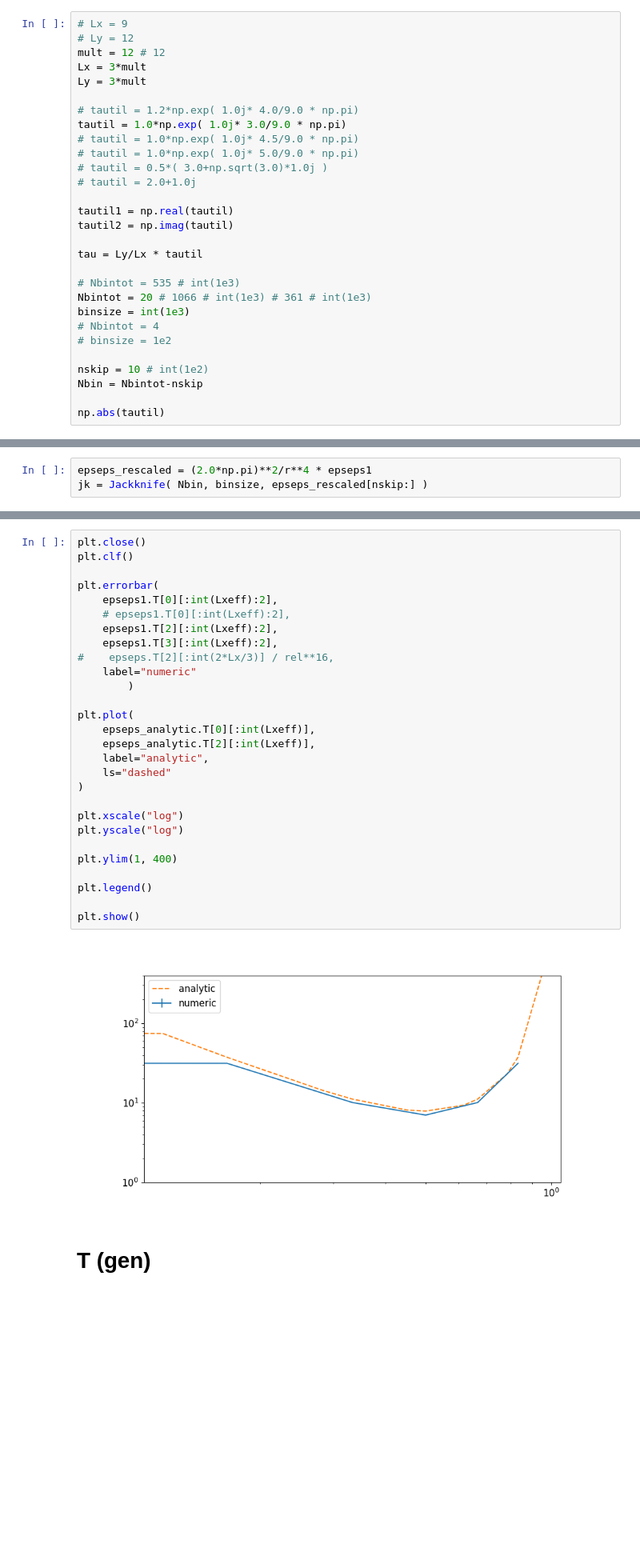
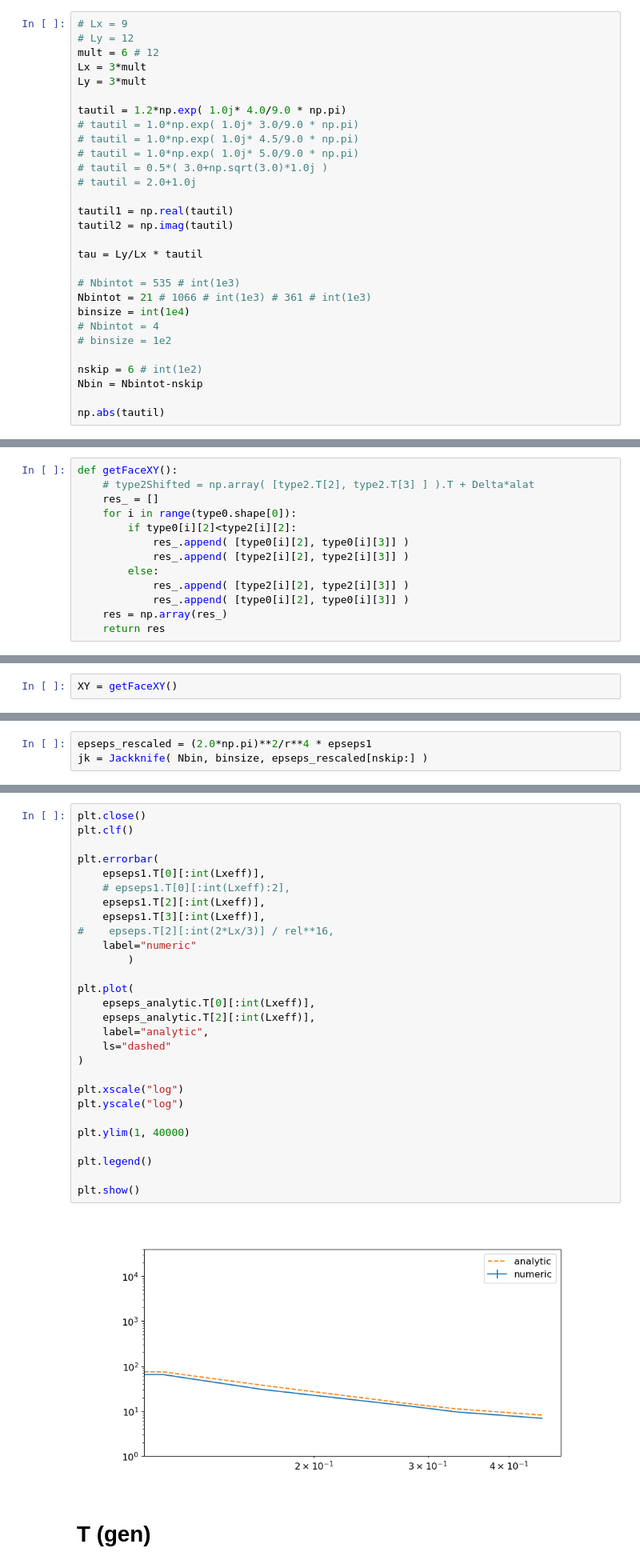
Before and after one commit to nobuyukimatsumoto68/git_tri, a Jupyter notebook: analysis_v2.ipynb, the cells around one changed output, grey strips where cells are left out. Shown at 80% size. Cells and saved outputs as stored; diff of their text form; blank space fills up the shorter version.

```diff
--- a/analysis_v2.ipynb
+++ b/analysis_v2.ipynb
@@ -579,12 +579,12 @@ def Tss_analytic(w0, w1, w2):
 # %%
 # Lx = 9
 # Ly = 12
-mult = 12 # 12
+mult = 6 # 12
 Lx = 3*mult
 Ly = 3*mult
 
-# tautil = 1.2*np.exp( 1.0j* 4.0/9.0 * np.pi)
-tautil = 1.0*np.exp( 1.0j* 3.0/9.0 * np.pi)
+tautil = 1.2*np.exp( 1.0j* 4.0/9.0 * np.pi)
+# tautil = 1.0*np.exp( 1.0j* 3.0/9.0 * np.pi)
 # tautil = 1.0*np.exp( 1.0j* 4.5/9.0 * np.pi)
 # tautil = 1.0*np.exp( 1.0j* 5.0/9.0 * np.pi)
 # tautil = 0.5*( 3.0+np.sqrt(3.0)*1.0j )
@@ -596,12 +596,12 @@ tautil2 = np.imag(tautil)
 tau = Ly/Lx * tautil
 
 # Nbintot = 535 # int(1e3)
-Nbintot = 20 # 1066 # int(1e3) # 361 # int(1e3)
-binsize = int(1e3)
+Nbintot = 21 # 1066 # int(1e3) # 361 # int(1e3)
+binsize = int(1e4)
 # Nbintot = 4
 # binsize = 1e2
 
-nskip = 10 # int(1e2)
+nskip = 6 # int(1e2)
 Nbin = Nbintot-nskip
 
 np.abs(tautil)
@@ -871,6 +888,19 @@ def getSiteXY():
         res_.append( [type0[i][2], type0[i][3]] )
     res = np.array(res_)
     return res
+# %%
+def getFaceXY():
+    # type2Shifted = np.array( [type2.T[2], type2.T[3] ] ).T + Delta*alat
+    res_ = []
+    for i in range(type0.shape[0]):
+        if type0[i][2]<type2[i][2]:
+            res_.append( [type0[i][2], type0[i][3]] )
+            res_.append( [type2[i][2], type2[i][3]] )
+        else:
+            res_.append( [type2[i][2], type2[i][3]] )
+            res_.append( [type0[i][2], type0[i][3]] )
+    res = np.array(res_)
+    return res
 # %%
 # def getSiteXY():
 #     res_=[]
@@ -1082,3 +1116,5 @@ epseps1 = np.array([np.loadtxt(directory1+"epseps_corr_"+str(i)+".dat") for i in
+# %%
+XY = getFaceXY()
 # %%
 epseps_analytic = np.array([ [elem[0], elem[1],
                               eps_1pt_analytic**2 + epseps_corr_analytic(elem[0]+1.0j*elem[1]) ] for elem in XY] )
@@ -1135,33 +1183,33 @@ plt.show()
 # %%
 plt.close()
 plt.clf()
 
 plt.errorbar(
-    epseps1.T[0][:int(Lxeff):2],
+    epseps1.T[0][:int(Lxeff)],
     # epseps1.T[0][:int(Lxeff):2],
-    epseps1.T[2][:int(Lxeff):2],
-    epseps1.T[3][:int(Lxeff):2],
+    epseps1.T[2][:int(Lxeff)],
+    epseps1.T[3][:int(Lxeff)],
 #    epseps.T[2][:int(2*Lx/3)] / rel**16,
     label="numeric"
         )
 
 plt.plot(
     epseps_analytic.T[0][:int(Lxeff)],
     epseps_analytic.T[2][:int(Lxeff)],
     label="analytic",
     ls="dashed"
 )
 
 plt.xscale("log")
 plt.yscale("log")
 
-plt.ylim(1, 400)
+plt.ylim(1, 40000)
 
 plt.legend()
 
 plt.show()
 # %% [output]
-[figure, old version]
+[figure, new version]
 # %% [markdown]
 # T (gen)
 # %%
```
Also changed, not shown: parts of 58 cells of this notebook, 5 other files.
